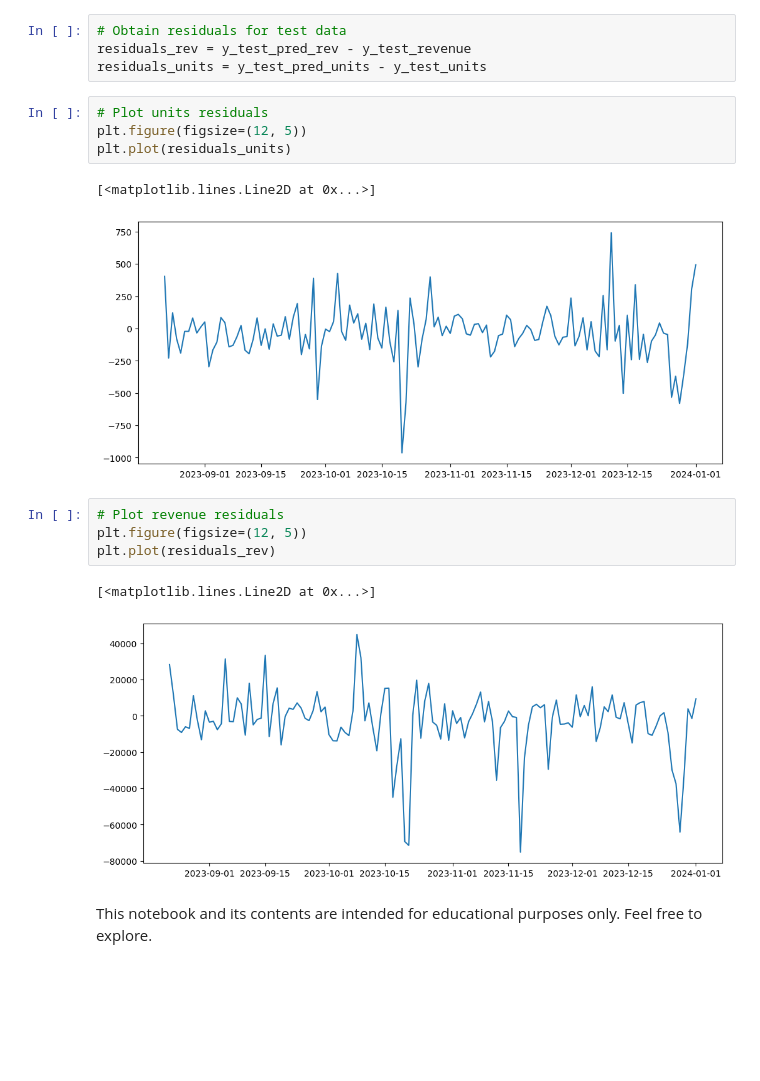
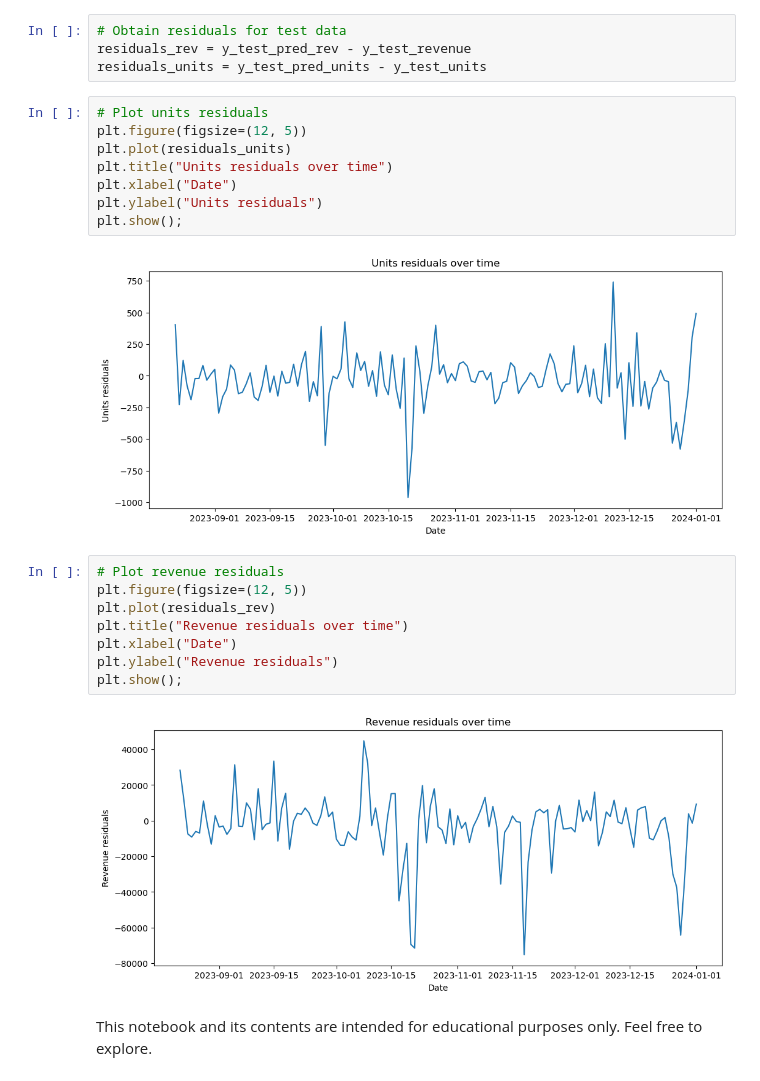
Before and after one commit to Mohammed-Hanan-Othman/time-series-forecasting, a Jupyter notebook: notebooks/sales_prediction_lightgbm.ipynb, the cells around one changed output. Cells and saved outputs as stored; diff of their text form; blank space fills up the shorter version.

Commit message:
Updates to residual plots.

```diff
--- a/notebooks/sales_prediction_lightgbm.ipynb
+++ b/notebooks/sales_prediction_lightgbm.ipynb
@@ -463,16 +463,22 @@ residuals_units = y_test_pred_units - y_test_units
 # %%
 # Plot units residuals
 plt.figure(figsize=(12, 5))
 plt.plot(residuals_units)
+plt.title("Units residuals over time")
+plt.xlabel("Date")
+plt.ylabel("Units residuals")
+plt.show();
 # %% [output]
-[<matplotlib.lines.Line2D at 0x...>]
-[figure, old version]
+[figure, new version]
 # %%
 # Plot revenue residuals
 plt.figure(figsize=(12, 5))
 plt.plot(residuals_rev)
+plt.title("Revenue residuals over time")
+plt.xlabel("Date")
+plt.ylabel("Revenue residuals")
+plt.show();
 # %% [output]
-[<matplotlib.lines.Line2D at 0x...>]
-[figure, old version]
+[figure, new version]
 # %% [markdown]
 This notebook and its contents are intended for educational purposes only. Feel free to explore.
```
